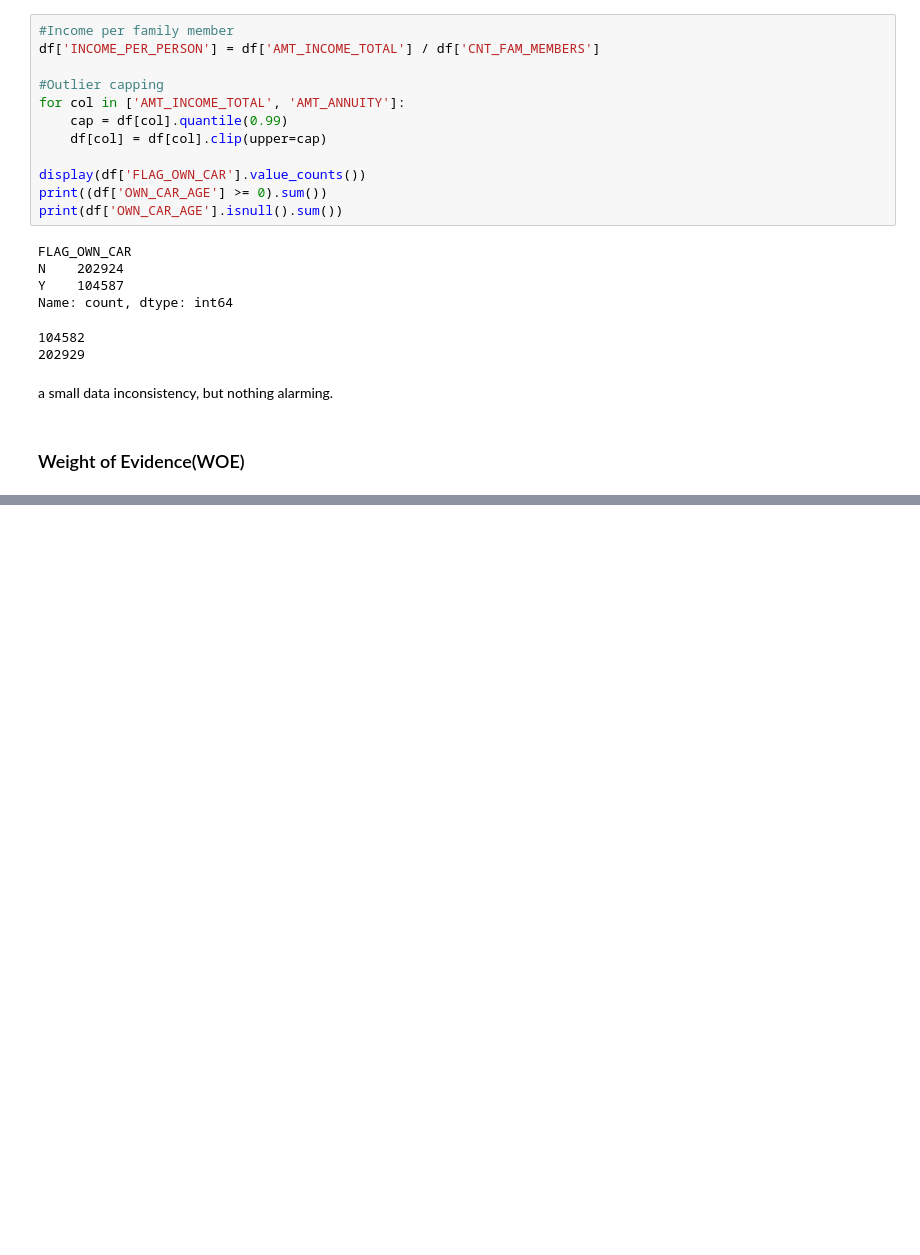
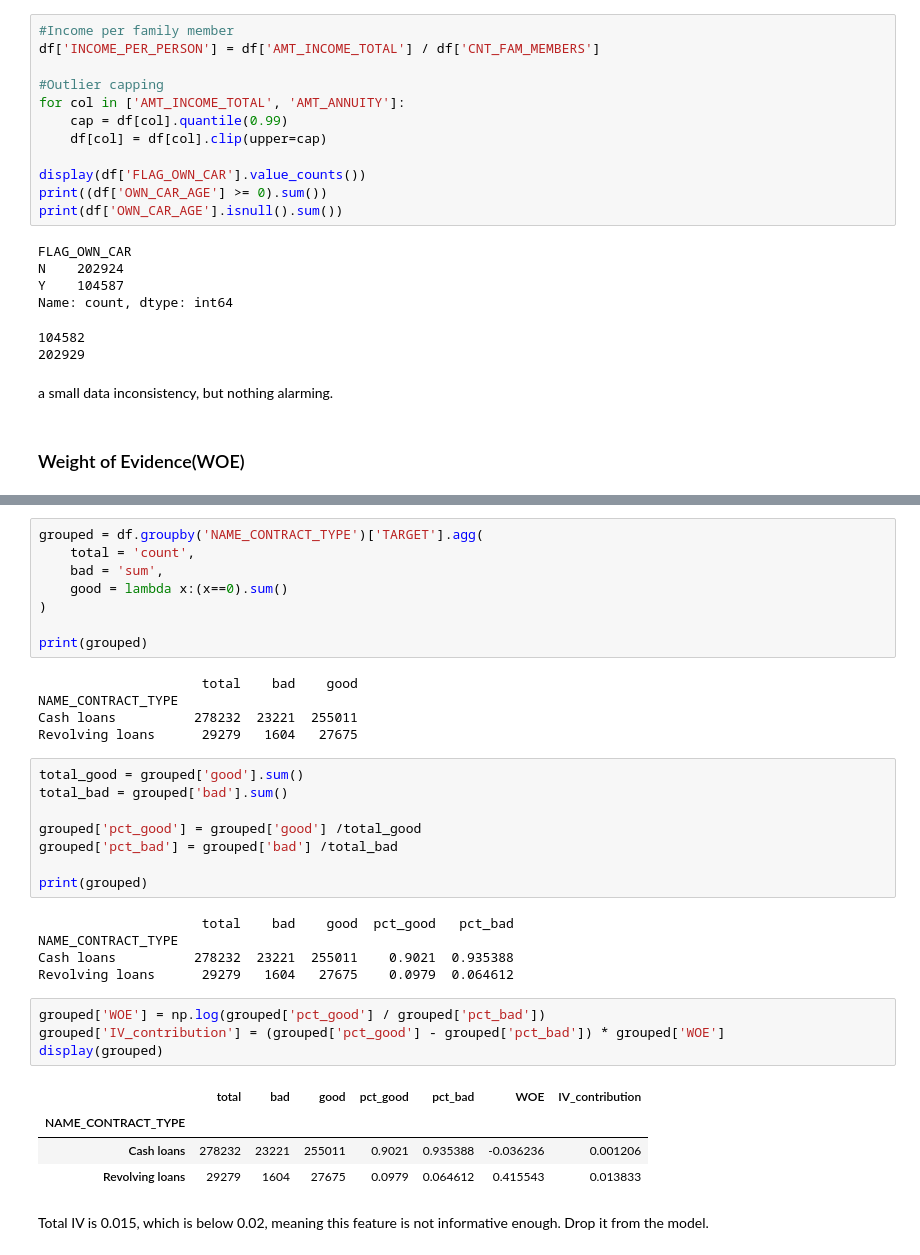
Before and after one commit to urjadd/credit-risk-scorecard, a Jupyter notebook: notebooks/01_data_understanding_and_eda.ipynb, the cells around one changed output, grey strips where cells are left out. Drawn from its saved outputs; the diff is of its cells as text; blank space fills up the shorter version.

```diff
--- a/notebooks/01_data_understanding_and_eda.ipynb
+++ b/notebooks/01_data_understanding_and_eda.ipynb
@@ -372,0 +380,37 @@ a small data inconsistency, but nothing alarming.
+# %%
+grouped = df.groupby('NAME_CONTRACT_TYPE')['TARGET'].agg(
+    total = 'count',
+    bad = 'sum',
+    good = lambda x:(x==0).sum()
+)
+
+print(grouped)
+# %% [output]
+                     total    bad    good
+NAME_CONTRACT_TYPE
+Cash loans          278232  23221  255011
+Revolving loans      29279   1604   27675
+# %%
+total_good = grouped['good'].sum()
+total_bad = grouped['bad'].sum()
+
+grouped['pct_good'] = grouped['good'] /total_good
+grouped['pct_bad'] = grouped['bad'] /total_bad
+
+print(grouped)
+# %% [output]
+                     total    bad    good  pct_good   pct_bad
+NAME_CONTRACT_TYPE
+Cash loans          278232  23221  255011    0.9021  0.935388
+Revolving loans      29279   1604   27675    0.0979  0.064612
+# %%
+grouped['WOE'] = np.log(grouped['pct_good'] / grouped['pct_bad'])
+grouped['IV_contribution'] = (grouped['pct_good'] - grouped['pct_bad']) * grouped['WOE']
+display(grouped)
+# %% [output]
+|  | total | bad | good | pct_good | pct_bad | WOE | IV_contribution |
+| NAME_CONTRACT_TYPE |  |  |  |  |  |  |  |
+| Cash loans | 278232 | 23221 | 255011 | 0.9021 | 0.935388 | -0.036236 | 0.001206 |
+| Revolving loans | 29279 | 1604 | 27675 | 0.0979 | 0.064612 | 0.415543 | 0.013833 |
+# %% [markdown]
+Total IV is 0.015, which is below 0.02, meaning this feature is not informative enough. Drop it from the model.
```
Also changed, not shown: parts of 6 cells of this notebook.
